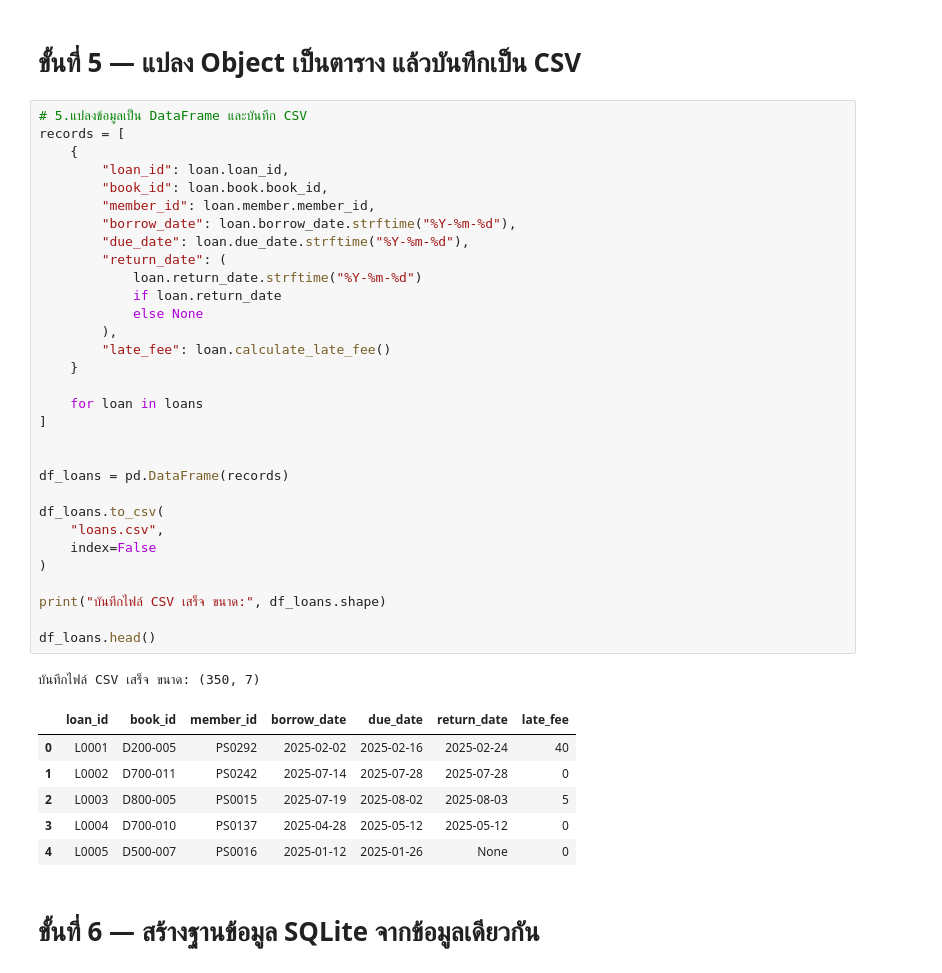
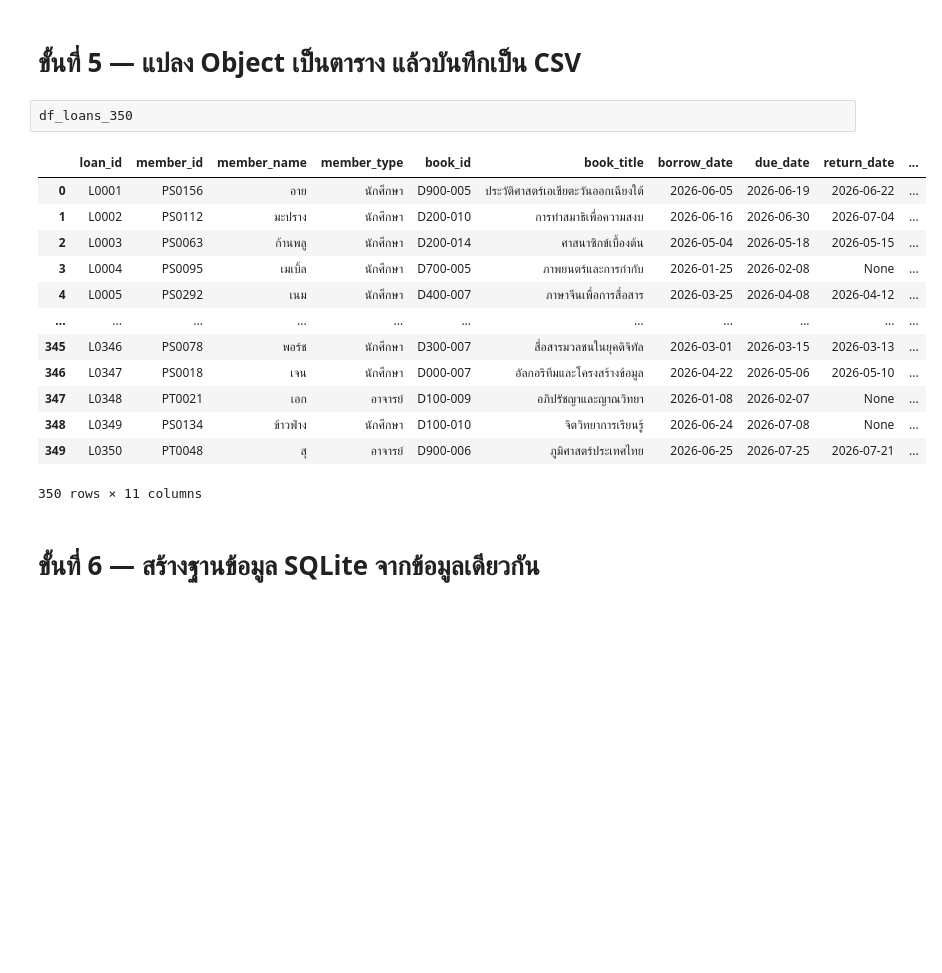
Before and after one commit to krittiyaT/Project-Group2, a Jupyter notebook: project.ipynb, the cells around one changed output. Drawn from its saved outputs; the diff is of its cells as text; blank space fills up the shorter version.

```diff
--- a/project.ipynb
+++ b/project.ipynb
@@ -1658,44 +496,21 @@ print(f"จำลองการยืมเสร็จแล้วทั้ง
 # %% [markdown]
 # ขั้นที่ 5 — แปลง Object เป็นตาราง แล้วบันทึกเป็น CSV
-# %%
-# 5.แปลงข้อมูลเป็น DataFrame และบันทึก CSV
-records = [
-    {
-        "loan_id": loan.loan_id,
-        "book_id": loan.book.book_id,
-        "member_id": loan.member.member_id,
-        "borrow_date": loan.borrow_date.strftime("%Y-%m-%d"),
-        "due_date": loan.due_date.strftime("%Y-%m-%d"),
-        "return_date": (
-            loan.return_date.strftime("%Y-%m-%d")
-            if loan.return_date
-            else None
-        ),
-        "late_fee": loan.calculate_late_fee()
-    }
-
-    for loan in loans
-]
-
-
-df_loans = pd.DataFrame(records)
-
-df_loans.to_csv(
-    "loans.csv",
-    index=False
-)
-
-print("บันทึกไฟล์ CSV เสร็จ ขนาด:", df_loans.shape)
-
-df_loans.head()
-# %% [output]
-บันทึกไฟล์ CSV เสร็จ ขนาด: (350, 7)
-|  | loan_id | book_id | member_id | borrow_date | due_date | return_date | late_fee |
-| 0 | L0001 | D200-005 | PS0292 | 2025-02-02 | 2025-02-16 | 2025-02-24 | 40 |
-| 1 | L0002 | D700-011 | PS0242 | 2025-07-14 | 2025-07-28 | 2025-07-28 | 0 |
-| 2 | L0003 | D800-005 | PS0015 | 2025-07-19 | 2025-08-02 | 2025-08-03 | 5 |
-| 3 | L0004 | D700-010 | PS0137 | 2025-04-28 | 2025-05-12 | 2025-05-12 | 0 |
-| 4 | L0005 | D500-007 | PS0016 | 2025-01-12 | 2025-01-26 | None | 0 |
+# %%
+df_loans_350
+# %% [output]
+|  | loan_id | member_id | member_name | member_type | book_id | book_title | borrow_date | due_date | return_date | ... |
+| 0 | L0001 | PS0156 | อาย | นักศึกษา | D900-005 | ประวัติศาสตร์เอเชียตะวันออกเฉียงใต้ | 2026-06-05 | 2026-06-19 | 2026-06-22 | ... |
+| 1 | L0002 | PS0112 | มะปราง | นักศึกษา | D200-010 | การทำสมาธิเพื่อความสงบ | 2026-06-16 | 2026-06-30 | 2026-07-04 | ... |
+| 2 | L0003 | PS0063 | ก้านพลู | นักศึกษา | D200-014 | ศาสนาซิกข์เบื้องต้น | 2026-05-04 | 2026-05-18 | 2026-05-15 | ... |
+| 3 | L0004 | PS0095 | เมเบิ้ล | นักศึกษา | D700-005 | ภาพยนตร์และการกำกับ | 2026-01-25 | 2026-02-08 | None | ... |
+| 4 | L0005 | PS0292 | เนม | นักศึกษา | D400-007 | ภาษาจีนเพื่อการสื่อสาร | 2026-03-25 | 2026-04-08 | 2026-04-12 | ... |
+| ... | ... | ... | ... | ... | ... | ... | ... | ... | ... | ... |
+| 345 | L0346 | PS0078 | พอร์ช | นักศึกษา | D300-007 | สื่อสารมวลชนในยุคดิจิทัล | 2026-03-01 | 2026-03-15 | 2026-03-13 | ... |
+| 346 | L0347 | PS0018 | เจน | นักศึกษา | D000-007 | อัลกอริทึมและโครงสร้างข้อมูล | 2026-04-22 | 2026-05-06 | 2026-05-10 | ... |
+| 347 | L0348 | PT0021 | เอก | อาจารย์ | D100-009 | อภิปรัชญาและญาณวิทยา | 2026-01-08 | 2026-02-07 | None | ... |
+| 348 | L0349 | PS0134 | ข้าวฟ่าง | นักศึกษา | D100-010 | จิตวิทยาการเรียนรู้ | 2026-06-24 | 2026-07-08 | None | ... |
+| 349 | L0350 | PT0048 | สุ | อาจารย์ | D900-006 | ภูมิศาสตร์ประเทศไทย | 2026-06-25 | 2026-07-25 | 2026-07-21 | ... |
+350 rows × 11 columns
 # %% [markdown]
 # ขั้นที่ 6 — สร้างฐานข้อมูล SQLite จากข้อมูลเดียวกัน
 # %%
```
Also changed, not shown: parts of 387 cells of this notebook.
